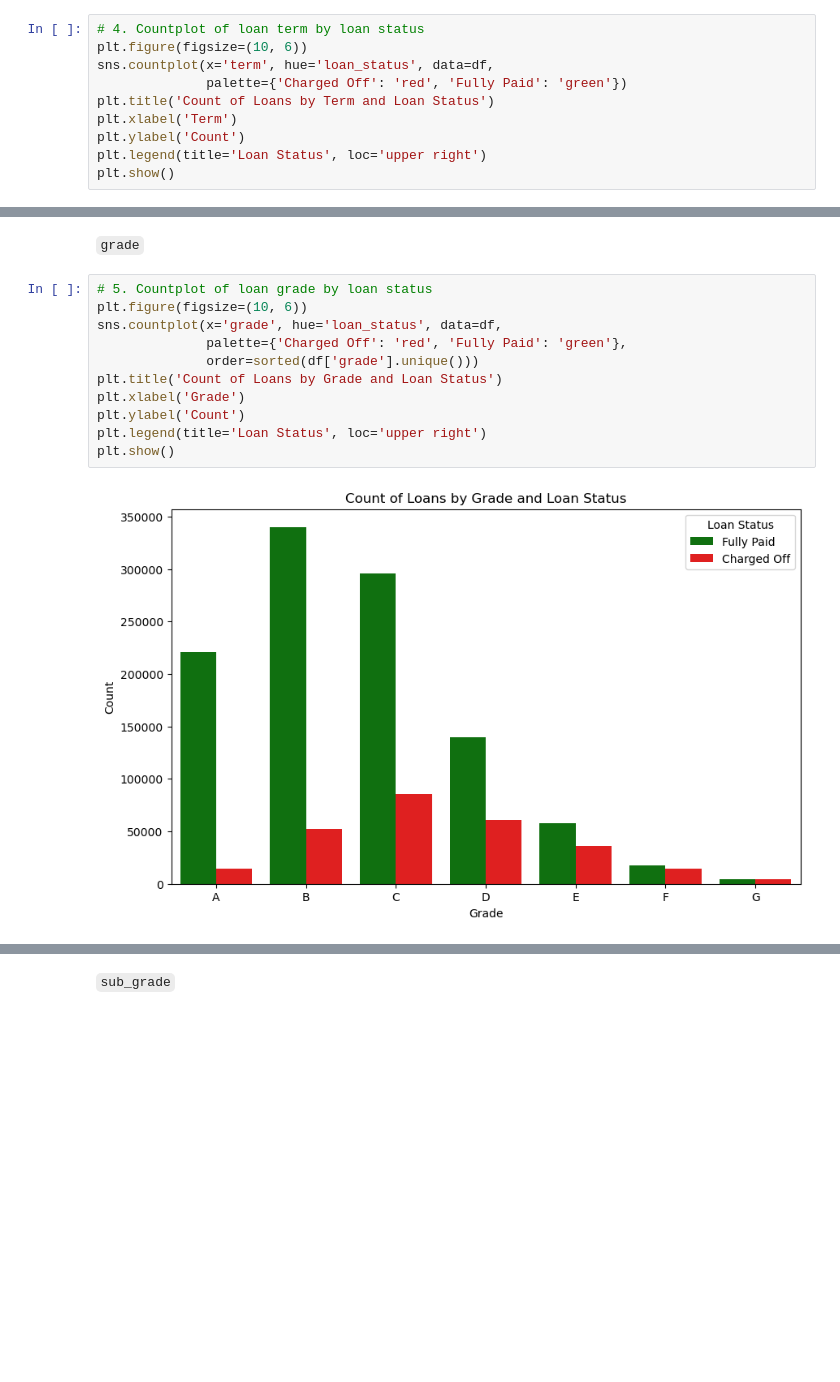
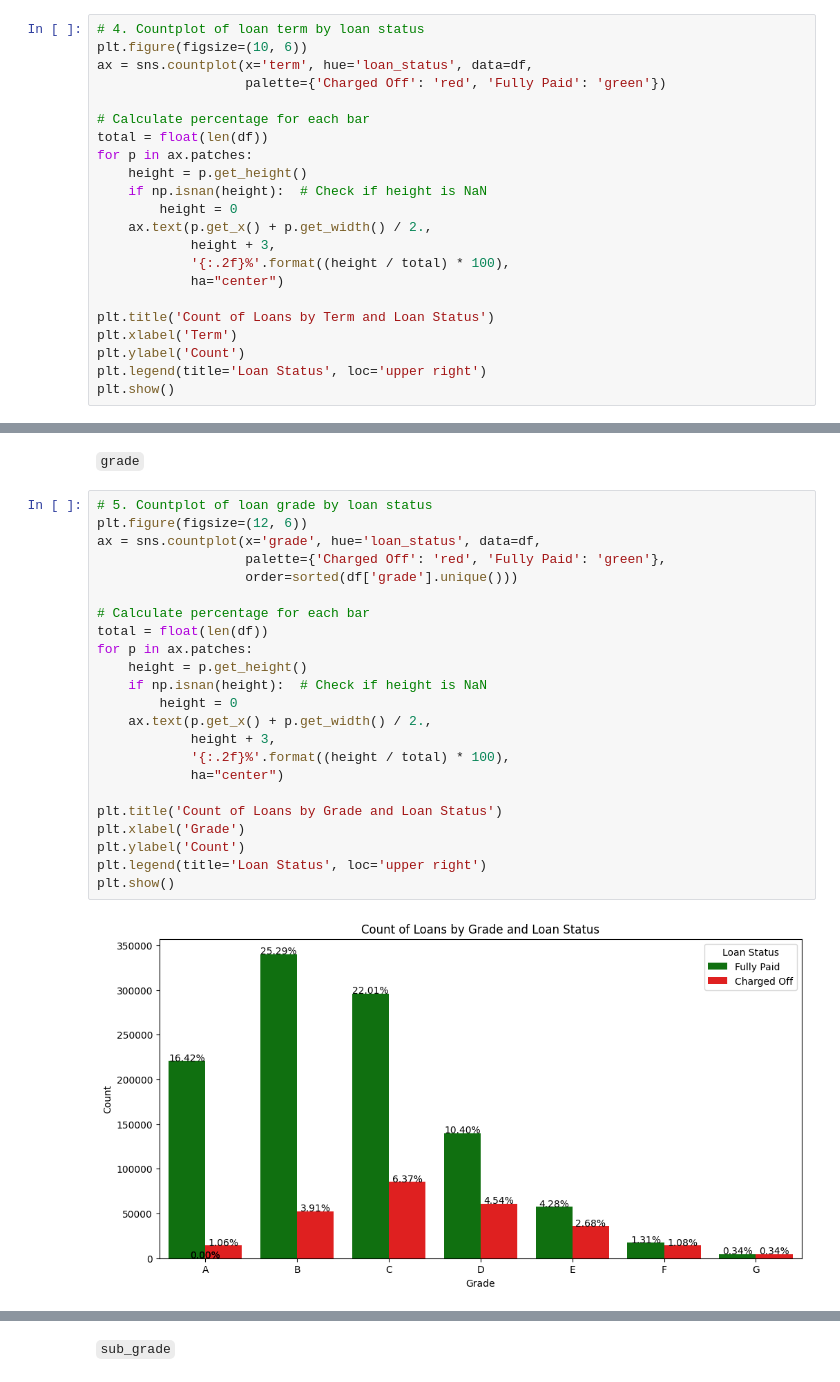
Before and after one commit to roktimsaikia440/Lending-Club-ML, a Jupyter notebook: EDA.ipynb, the cells around one changed output, grey strips where cells are left out. Cells and saved outputs as stored; diff of their text form; blank space fills up the shorter version.

```diff
--- a/EDA.ipynb
+++ b/EDA.ipynb
@@ -429,8 +482,20 @@ Employment length between 10 to 12 years have the highest count of loans, and th
 # %%
 # 4. Countplot of loan term by loan status
 plt.figure(figsize=(10, 6))
-sns.countplot(x='term', hue='loan_status', data=df,
-              palette={'Charged Off': 'red', 'Fully Paid': 'green'})
+ax = sns.countplot(x='term', hue='loan_status', data=df,
+                   palette={'Charged Off': 'red', 'Fully Paid': 'green'})
+
+# Calculate percentage for each bar
+total = float(len(df))
+for p in ax.patches:
+    height = p.get_height()
+    if np.isnan(height):  # Check if height is NaN
+        height = 0
+    ax.text(p.get_x() + p.get_width() / 2.,
+            height + 3,
+            '{:.2f}%'.format((height / total) * 100),
+            ha="center")
+
 plt.title('Count of Loans by Term and Loan Status')
 plt.xlabel('Term')
 plt.ylabel('Count')
@@ -444,15 +509,27 @@ Loans with a term of 36 months are most common among fully paid loans, while cha
 `grade`
 # %%
 # 5. Countplot of loan grade by loan status
-plt.figure(figsize=(10, 6))
-sns.countplot(x='grade', hue='loan_status', data=df,
-              palette={'Charged Off': 'red', 'Fully Paid': 'green'},
-              order=sorted(df['grade'].unique()))
+plt.figure(figsize=(12, 6))
+ax = sns.countplot(x='grade', hue='loan_status', data=df,
+                   palette={'Charged Off': 'red', 'Fully Paid': 'green'},
+                   order=sorted(df['grade'].unique()))
+
+# Calculate percentage for each bar
+total = float(len(df))
+for p in ax.patches:
+    height = p.get_height()
+    if np.isnan(height):  # Check if height is NaN
+        height = 0
+    ax.text(p.get_x() + p.get_width() / 2.,
+            height + 3,
+            '{:.2f}%'.format((height / total) * 100),
+            ha="center")
+
 plt.title('Count of Loans by Grade and Loan Status')
 plt.xlabel('Grade')
 plt.ylabel('Count')
 plt.legend(title='Loan Status', loc='upper right')
 plt.show()
 # %% [output]
-[figure, old version]
+[figure, new version]
 # %% [markdown]
```
Also changed, not shown: parts of 34 cells of this notebook.
